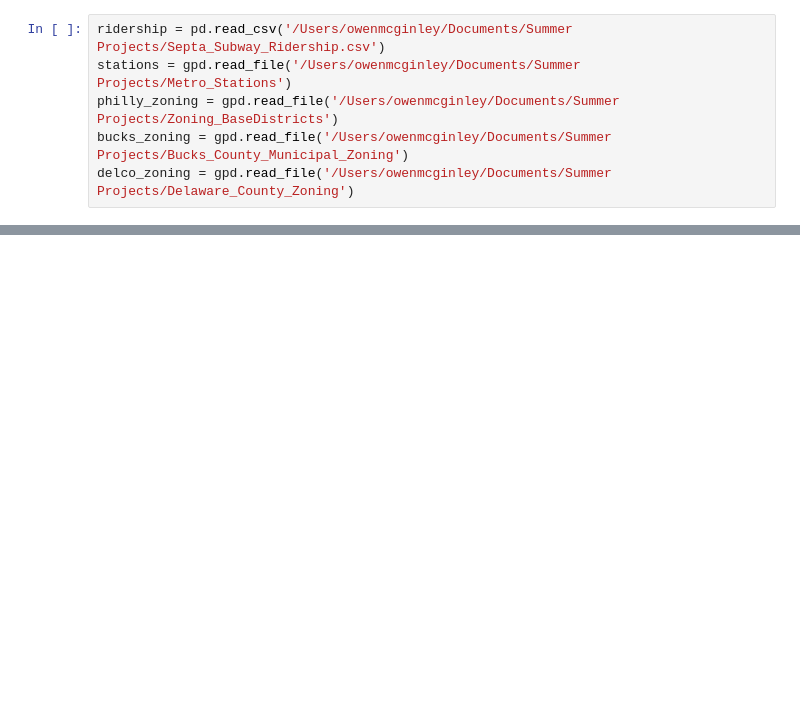
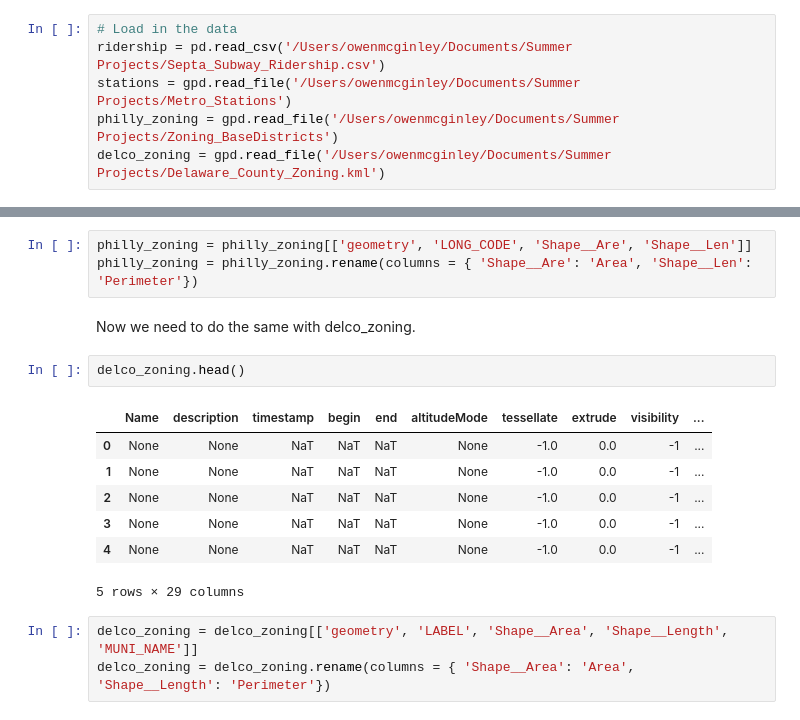
Before and after one commit to owenmcginley/SEPTA-Transit-Oriented-Development, a Jupyter notebook: SEPTA_Zoning_Regression.ipynb, the cells around one changed output, grey strips where cells are left out. Cells and saved outputs as stored; diff of their text form; blank space fills up the shorter version.

```diff
--- a/SEPTA_Zoning_Regression.ipynb
+++ b/SEPTA_Zoning_Regression.ipynb
@@ -27,7 +30,7 @@ Bucks County Zoning: [Bucks County Maps & Data Portal](https://maps.buckscounty.
 Delware County Zoning: [Delaware County Open Data hub](https://delaware-county-pennsylvania-dcpd.hub.arcgis.com/datasets/67e0df30839247f9866177d472cc6d4d_0/explore)
 # %%
+# Load in the data
 ridership = pd.read_csv('/Users/owenmcginley/Documents/Summer Projects/Septa_Subway_Ridership.csv')
 stations = gpd.read_file('/Users/owenmcginley/Documents/Summer Projects/Metro_Stations')
 philly_zoning = gpd.read_file('/Users/owenmcginley/Documents/Summer Projects/Zoning_BaseDistricts')
-bucks_zoning = gpd.read_file('/Users/owenmcginley/Documents/Summer Projects/Bucks_County_Municipal_Zoning')
-delco_zoning = gpd.read_file('/Users/owenmcginley/Documents/Summer Projects/Delaware_County_Zoning')
+delco_zoning = gpd.read_file('/Users/owenmcginley/Documents/Summer Projects/Delaware_County_Zoning.kml')
@@ -37,0 +49,18 @@ zoning = zoning.drop(['ZONINGGROU', 'Zoning'], axis=1)
+# %%
+philly_zoning = philly_zoning[['geometry', 'LONG_CODE', 'Shape__Are', 'Shape__Len']]
+philly_zoning = philly_zoning.rename(columns = { 'Shape__Are': 'Area', 'Shape__Len': 'Perimeter'})
+# %% [markdown]
+Now we need to do the same with delco_zoning.
+# %%
+delco_zoning.head()
+# %% [output]
+|  | Name | description | timestamp | begin | end | altitudeMode | tessellate | extrude | visibility | ... |
+| 0 | None | None | NaT | NaT | NaT | None | -1.0 | 0.0 | -1 | ... |
+| 1 | None | None | NaT | NaT | NaT | None | -1.0 | 0.0 | -1 | ... |
+| 2 | None | None | NaT | NaT | NaT | None | -1.0 | 0.0 | -1 | ... |
+| 3 | None | None | NaT | NaT | NaT | None | -1.0 | 0.0 | -1 | ... |
+| 4 | None | None | NaT | NaT | NaT | None | -1.0 | 0.0 | -1 | ... |
+5 rows × 29 columns
+# %%
+delco_zoning = delco_zoning[['geometry', 'LABEL', 'Shape__Area', 'Shape__Length', 'MUNI_NAME']]
+delco_zoning = delco_zoning.rename(columns = { 'Shape__Area': 'Area', 'Shape__Length': 'Perimeter'})
```
Also changed, not shown: parts of 24 cells of this notebook.
